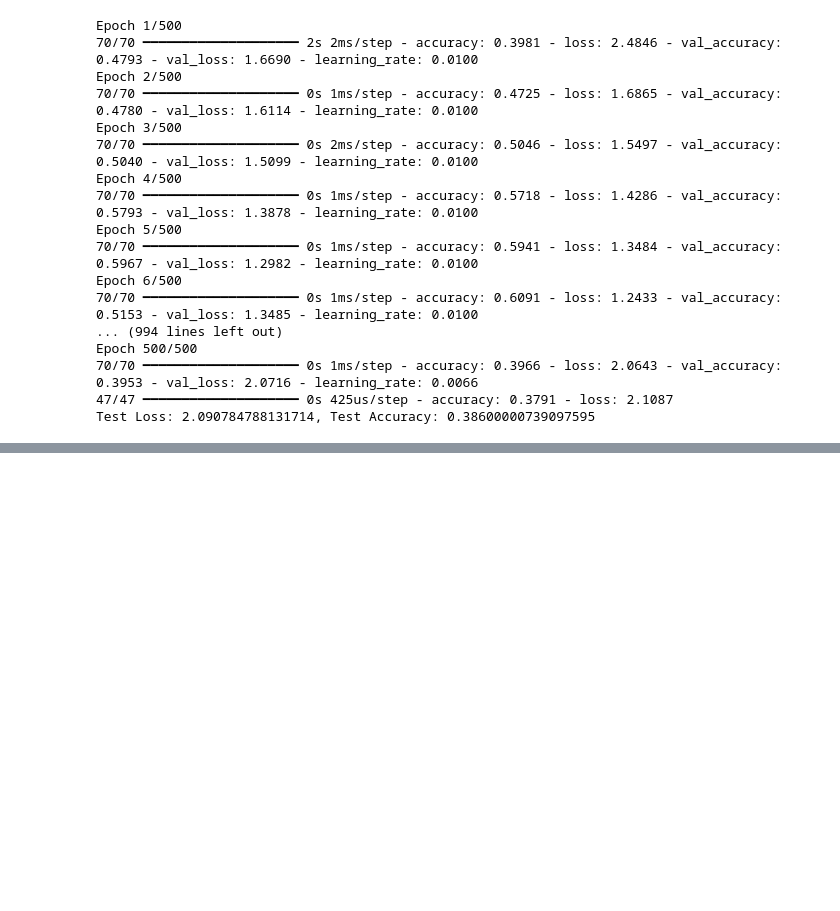
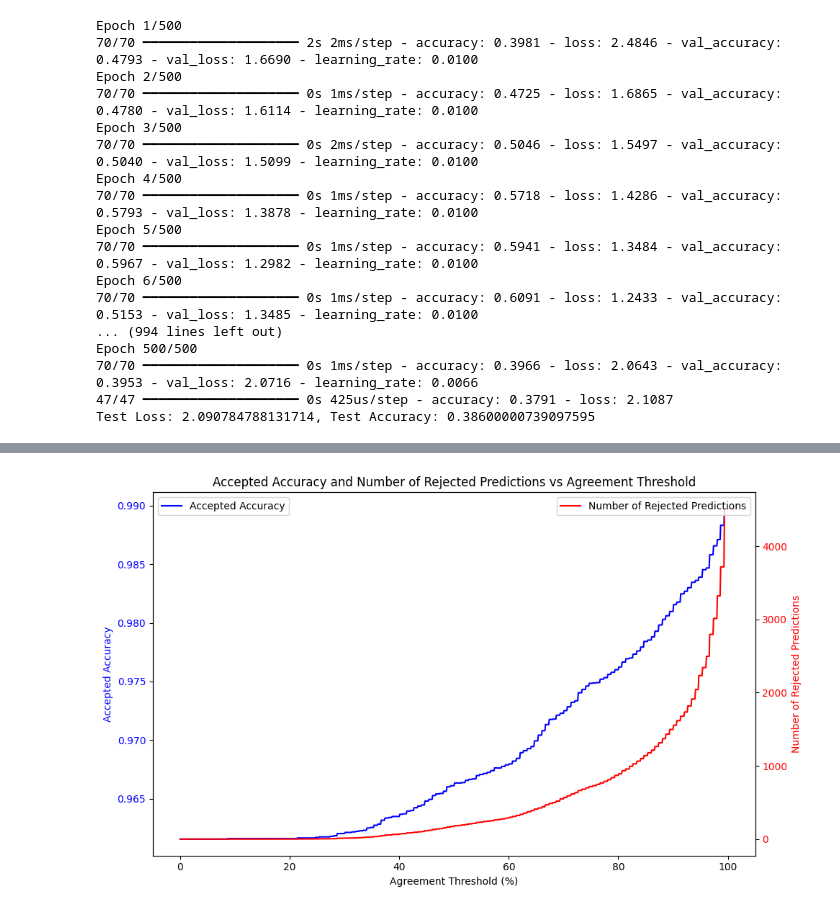
Before and after one commit to Shing-gor/classification-cybersecurity, a Jupyter notebook: models_raw/kiran.ipynb, the cells around one changed output, grey strips where cells are left out. Saved outputs shown, nothing was run; the diff lists cells and outputs as text; code cells hidden in the pictures; blank space fills up the shorter version.

```diff
--- a/models_raw/kiran.ipynb
+++ b/models_raw/kiran.ipynb
@@ -1666,0 +1748,86 @@ Agreement counts for the first 10 rows: [0 0 0 0 0 0 0 0 0 0]
+# %%
+import pandas as pd
+import numpy as np
+from sklearn.model_selection import train_test_split
+from sklearn.ensemble import RandomForestClassifier
+from sklearn.metrics import accuracy_score
+from sklearn.preprocessing import LabelEncoder
+import matplotlib.pyplot as plt
+
+# Load data and define columns
+seed = 42
+test_size = 0.2
+column_names = [
+    "name", "start_date", "start_time", "duration", "reverseDelta", "IoTMac", "hostMac",
+    "IoTIP", "IoTIP_int", "hostIP", "hostIP_int", "ipProto", "IoTPort", "hostPort",
+    "PacketCount", "BytesCount", "reversePacketCount", "reverseBytesCount", "SmallPktCount",
+    "LargePktCount", "NonEmptyPktCount", "DataByteCount", "AvgIAT", "FirstNonEmptyPktSize",
+    "MaxPktSize", "StdevPayloadSize", "StdevIAT", "AvgPacketSize", "reverseSmallPktCount",
+    "reverseLargePktCount", "reverseNonEmptyPktCount", "reverseDataByteCount", "reverseAvgIAT",
+    "PktSize", "reverseMaxPktSize", "reverseStdevPayloadSize", "reverseStdevIAT",
+    "reverseAvgPacketSize", "reverseFlowExists", "remote", "broadcast", "HTTP", "HTTPS", "DNS",
+    "NTP", "TCP_others", "UDP_others", "year_month"
+]
+
+df = pd.read_csv('/Users/kiran/VS code/data3001-model-cyber-6/data/sample2.csv', names=column_names)
+
+encoder = LabelEncoder()
+df['IoTMac'] = encoder.fit_transform(df['IoTMac'])
+y = df['IoTMac']
+df = df.drop(['name', 'start_date', 'start_time', 'year_month', 'IoTIP', 'IoTIP_int', 'hostIP', 'hostMac', 'IoTMac', 'hostIP_int'], axis=1)
+X = df
+
+X_train, X_test, y_train, y_test = train_test_split(X, y, test_size=test_size, random_state=seed)
+
+model = RandomForestClassifier(max_depth=15, max_features=5, n_estimators=150, random_state=seed)
+model.fit(X_train, y_train)
+
+final_predictions = model.predict(X_test)
+
+tree_predictions = np.array([tree.predict(X_test) for tree in model.estimators_])
+
+agreement_matrix = (tree_predictions == final_predictions)
+agreement_counts = np.sum(agreement_matrix, axis=0)
+agreement_percentages = (agreement_counts / len(model.estimators_)) * 100
+
+thresholds = np.arange(0, 100.1, 0.1)
+accepted_accuracies = []
+num_rejected_predictions = []
+
+
+for threshold in thresholds:
+
+    accepted_indices = np.where(agreement_percentages >= threshold)[0]
+
+    if len(accepted_indices) > 0:
+        accepted_predictions = final_predictions[accepted_indices]
+        accepted_actuals = y_test.values[accepted_indices]
+        accepted_accuracy = accuracy_score(accepted_actuals, accepted_predictions)
+    else:
+        accepted_accuracy = np.nan  # No accepted predictions at this threshold
+
+    accepted_accuracies.append(accepted_accuracy)
+    num_rejected_predictions.append(len(y_test) - len(accepted_indices))
+
+
+fig, ax1 = plt.subplots(figsize=(10, 6))
+
+ax1.plot(thresholds, accepted_accuracies, color='b', label='Accepted Accuracy')
+ax1.set_xlabel('Agreement Threshold (%)')
+ax1.set_ylabel('Accepted Accuracy', color='b')
+ax1.tick_params(axis='y', labelcolor='b')
+
+ax2 = ax1.twinx()
+ax2.plot(thresholds, num_rejected_predictions, color='r', label='Number of Rejected Predictions')
+ax2.set_ylabel('Number of Rejected Predictions', color='r')
+ax2.tick_params(axis='y', labelcolor='r')
+
+
+plt.title('Accepted Accuracy and Number of Rejected Predictions vs Agreement Threshold')
+fig.tight_layout()
+ax1.legend(loc='upper left')
+ax2.legend(loc='upper right')
+
+plt.show()
+# %% [output]
+[figure, added]
```
Also changed, not shown: parts of 9 cells of this notebook.
